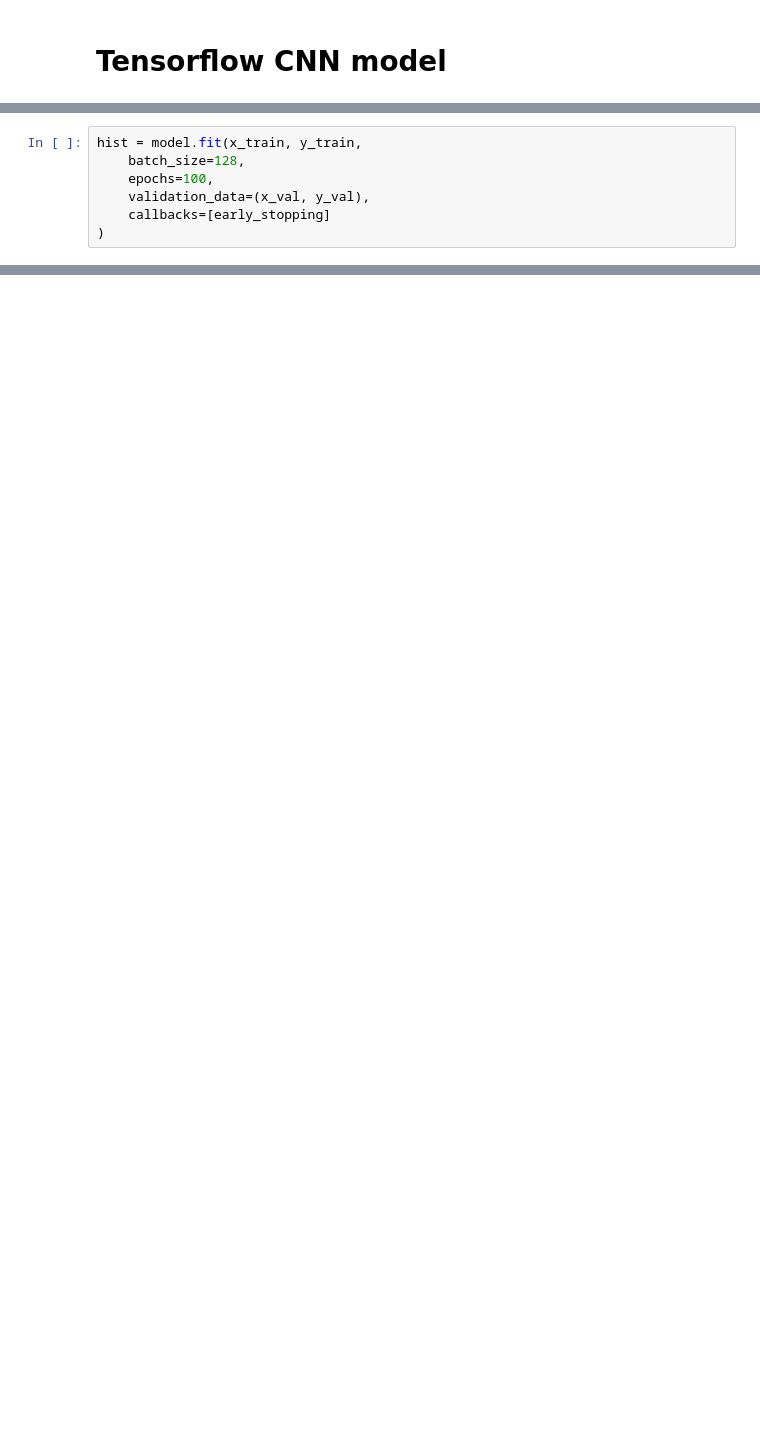
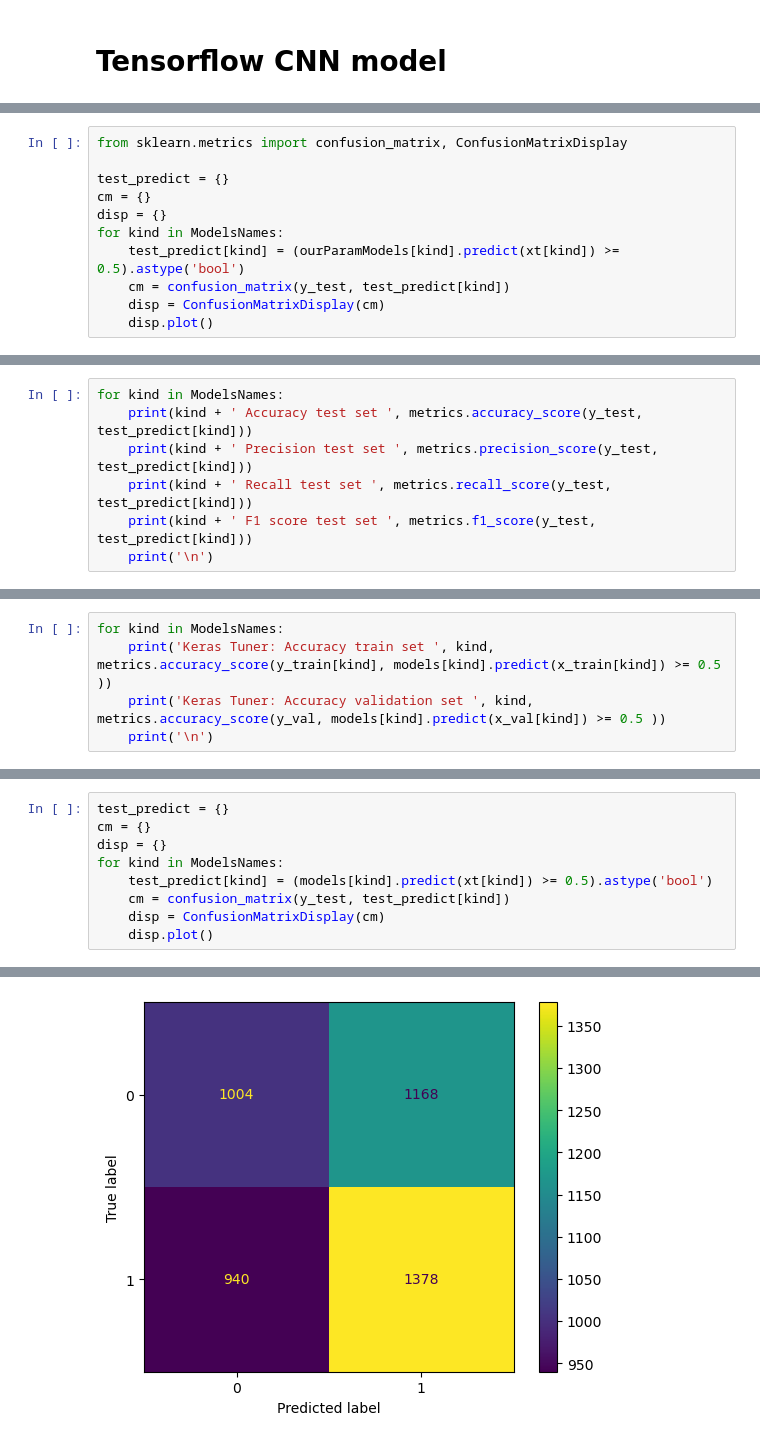
Before and after one commit to PaulMagos/ISPR, a Jupyter notebook: Assignment3/notebook.ipynb, the cells around one changed output, grey strips where cells are left out. Saved outputs shown, nothing was run; the diff lists cells and outputs as text; blank space fills up the shorter version.

```diff
--- a/Assignment3/notebook.ipynb
+++ b/Assignment3/notebook.ipynb
@@ -201,7 +358,0 @@ _________________________________________________________________
-# %%
-hist = model.fit(x_train, y_train,
-    batch_size=128,
-    epochs=100,
-    validation_data=(x_val, y_val),
-    callbacks=[early_stopping]
-)
@@ -234,0 +384,11 @@ NameError: name 'hist' is not defined
+# %%
+from sklearn.metrics import confusion_matrix, ConfusionMatrixDisplay
+
+test_predict = {}
+cm = {}
+disp = {}
+for kind in ModelsNames:
+    test_predict[kind] = (ourParamModels[kind].predict(xt[kind]) >= 0.5).astype('bool')
+    cm = confusion_matrix(y_test, test_predict[kind])
+    disp = ConfusionMatrixDisplay(cm)
+    disp.plot()
@@ -234,0 +404,7 @@ NameError: name 'hist' is not defined
+# %%
+for kind in ModelsNames:
+    print(kind + ' Accuracy test set ', metrics.accuracy_score(y_test, test_predict[kind]))
+    print(kind + ' Precision test set ', metrics.precision_score(y_test, test_predict[kind]))
+    print(kind + ' Recall test set ', metrics.recall_score(y_test, test_predict[kind]))
+    print(kind + ' F1 score test set ', metrics.f1_score(y_test, test_predict[kind]))
+    print('\n')
@@ -234,0 +522,5 @@ NameError: name 'hist' is not defined
+# %%
+for kind in ModelsNames:
+    print('Keras Tuner: Accuracy train set ', kind, metrics.accuracy_score(y_train[kind], models[kind].predict(x_train[kind]) >= 0.5 ))
+    print('Keras Tuner: Accuracy validation set ', kind, metrics.accuracy_score(y_val, models[kind].predict(x_val[kind]) >= 0.5 ))
+    print('\n')
@@ -234,0 +566,10 @@ NameError: name 'hist' is not defined
+# %%
+test_predict = {}
+cm = {}
+disp = {}
+for kind in ModelsNames:
+    test_predict[kind] = (models[kind].predict(xt[kind]) >= 0.5).astype('bool')
+    cm = confusion_matrix(y_test, test_predict[kind])
+    disp = ConfusionMatrixDisplay(cm)
+    disp.plot()
+# %% [output]
@@ -234,0 +579 @@ NameError: name 'hist' is not defined
+[figure, added]
```
Also changed, not shown: parts of 42 cells of this notebook, 2 other files.
